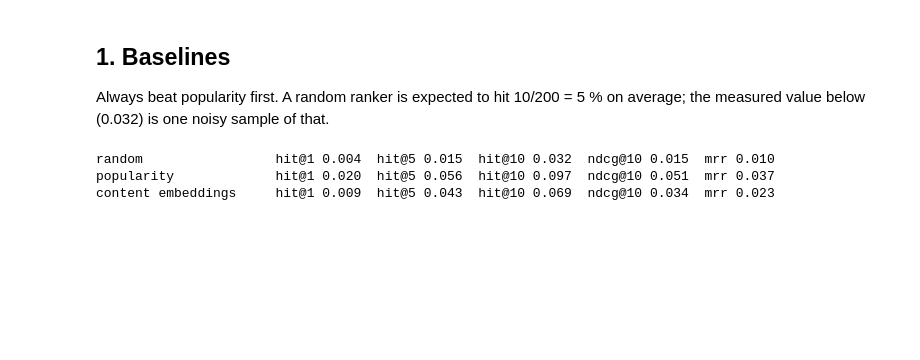
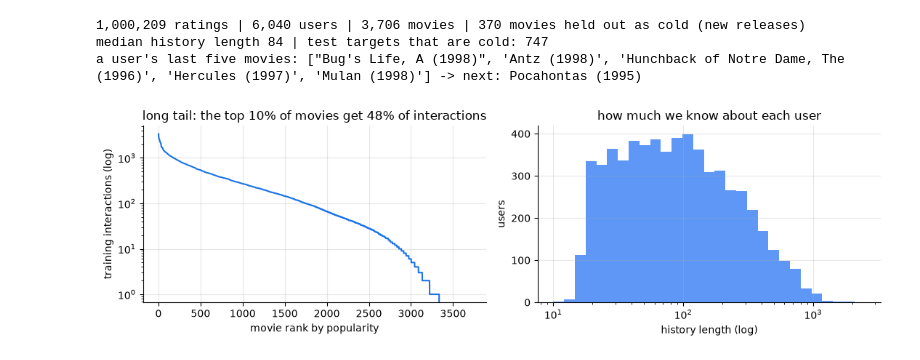
Before and after one commit to ZoodiacR/llm-edu-suite, a Jupyter notebook: notebooks/04_applications/12_recommender_systems.ipynb, the cells around one changed output. Cells and saved outputs as stored; diff of their text form; code cells hidden in the pictures; blank space fills up the shorter version.

```diff
--- a/notebooks/04_applications/12_recommender_systems.ipynb
+++ b/notebooks/04_applications/12_recommender_systems.ipynb
@@ -43,22 +80,50 @@ a session (item ids): [120, 85, 165, 134, 96, 48, 21, 80, 64, 192, 61, 5, 48]
-# %% [markdown]
-## 1. Baselines
-Always beat popularity first. A random ranker is expected to hit 10/200 = 5 % on average; the measured value below (0.032) is one noisy sample of that.
+# %%
+import json, re
+from llm_edu_suite.recsys import download_movielens_1m, load_movielens_1m, temporal_split, target_ranks, rank_metrics
+from llm_edu_suite.evaluation import bootstrap_ci, paired_bootstrap_diff
+from llm_edu_suite.model import ModelConfig, TransformerLM
+from llm_edu_suite.config import setup, get_llm, get_embeddings
+info = setup(project="llm-edu-suite-12-recsys", quiet=True)     # LangSmith traces of the LLM calls in section 8, if configured
+if device == "cuda":
+    torch.cuda.set_per_process_memory_fraction(0.5)    # leave room on a 6 GB card for Ollama in the LLM sections
+COLORS = {"popularity": "#9aa0a6", "itemknn": "#7f8c8d", "content": "#c69214", "content+llm": "#e67e22", "sasrec": "#1a73e8",
+          "twotower": "#5e97f6", "ranker": "#188038", "explore": "#d93025"}
+def style(ax):
+    ax.grid(alpha=.3); ax.spines[["top", "right"]].set_visible(False)
+
+ml = load_movielens_1m(download_movielens_1m())      # downloaded once into data/cache/ (MovieLens may not be redistributed)
+sp = temporal_split(ml, cold_frac=0.1, seed=0)
+N, users, cold = ml.n_items, sp["users"], sp["cold"]
+train, valid, test = sp["train"], sp["valid"], sp["test"]
+n_events = sum(len(v) for v in ml.events.values())
+print(f"{n_events:,} ratings | {len(users):,} users | {N:,} movies | {len(cold)} movies held out as cold (new releases)")
+print(f"median history length {np.median([len(h) for h, _ in test]):.0f} | test targets that are cold: {sum(t in cold for _, t in test)}")
+print("a user's last five movies:", [ml.titles[i] for i in test[0][0][-5:]], "-> next:", ml.titles[test[0][1]])
+# %% [output]
+1,000,209 ratings | 6,040 users | 3,706 movies | 370 movies held out as cold (new releases)
+median history length 84 | test targets that are cold: 747
+a user's last five movies: ["Bug's Life, A (1998)", 'Antz (1998)', 'Hunchback of Notre Dame, The (1996)', 'Hercules (1997)', 'Mulan (1998)'] -> next: Pocahontas (1995)
 # %%
-MAXLEN = 32
-pop_rank = popularity_ranker(train_sessions, catalog.n_items)
-def eval_ranker(rank_fn, name, k=10):
-    queries = [(rank_fn(hist, k), {target}) for hist, target in test]
-    m = evaluate_ranking(queries, ks=(1, 5, 10))
-    print(f"{name:22s} hit@1 {m['hit@1']:.3f}  hit@5 {m['hit@5']:.3f}  hit@10 {m['hit@10']:.3f}  ndcg@10 {m['ndcg@10']:.3f}  mrr {m['mrr']:.3f}")
-    return m
+# Item metadata as tensors: genre multi-hot, release year, cold flag. Index 0 is padding.
+GEN = ml.genre_names; gidx = {g: k for k, g in enumerate(GEN)}
+G = torch.zeros(N + 1, len(GEN), device=device)
+for i, gs in enumerate(ml.genres):
+    for g in gs: G[i, gidx[g]] = 1
+YR = torch.tensor(ml.years, dtype=torch.float, device=device)
+YEAR_BUCKET = ((YR - 1919) // 5).clamp(0, 16).long()
+COLD = torch.zeros(N + 1, dtype=torch.bool, device=device); COLD[list(cold)] = True
+pop = torch.tensor(np.bincount([i for s in train for i in s], minlength=N + 1), dtype=torch.float, device=device)
 
-results = {}
-results["random"] = eval_ranker(lambda h, k: random.sample([i for i in range(1, catalog.n_items + 1) if i not in h], k), "random")
-results["popularity"] = eval_ranker(pop_rank, "popularity")
-E_content = content_embeddings(catalog)
-results["content (cold-start)"] = eval_ranker(lambda h, k: embedding_rank(E_content, h, k), "content embeddings")
+fig, ax = plt.subplots(1, 2, figsize=(11, 3.4))
+counts = np.sort(pop[1:].cpu().numpy())[::-1]
+ax[0].plot(np.arange(1, N + 1), counts, color=COLORS["sasrec"]); ax[0].set_yscale("log")
+ax[0].set_xlabel("movie rank by popularity"); ax[0].set_ylabel("training interactions (log)")
+share = counts[: N // 10].sum() / counts.sum()
+ax[0].set_title(f"long tail: the top 10% of movies get {share:.0%} of interactions")
+ax[1].hist([len(h) for h, _ in test], bins=np.logspace(1, 3.4, 30), color=COLORS["twotower"]); ax[1].set_xscale("log")
+ax[1].set_xlabel("history length (log)"); ax[1].set_ylabel("users"); ax[1].set_title("how much we know about each user")
+for a in ax: style(a)
+plt.tight_layout(); plt.show()
 # %% [output]
-random                 hit@1 0.004  hit@5 0.015  hit@10 0.032  ndcg@10 0.015  mrr 0.010
-popularity             hit@1 0.020  hit@5 0.056  hit@10 0.097  ndcg@10 0.051  mrr 0.037
-content embeddings     hit@1 0.009  hit@5 0.043  hit@10 0.069  ndcg@10 0.034  mrr 0.023
+[figure, added]
 # %% [markdown]
```
Also changed, not shown: parts of 46 cells of this notebook, 25 other files.
